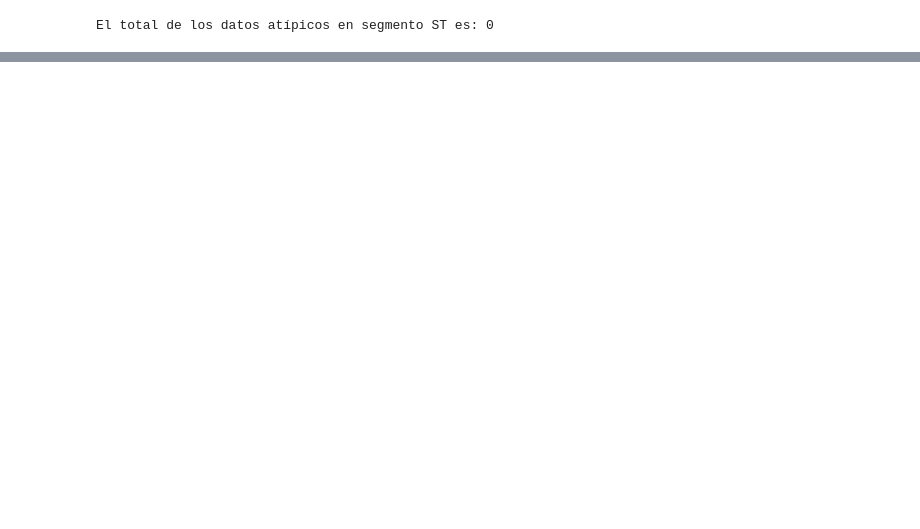
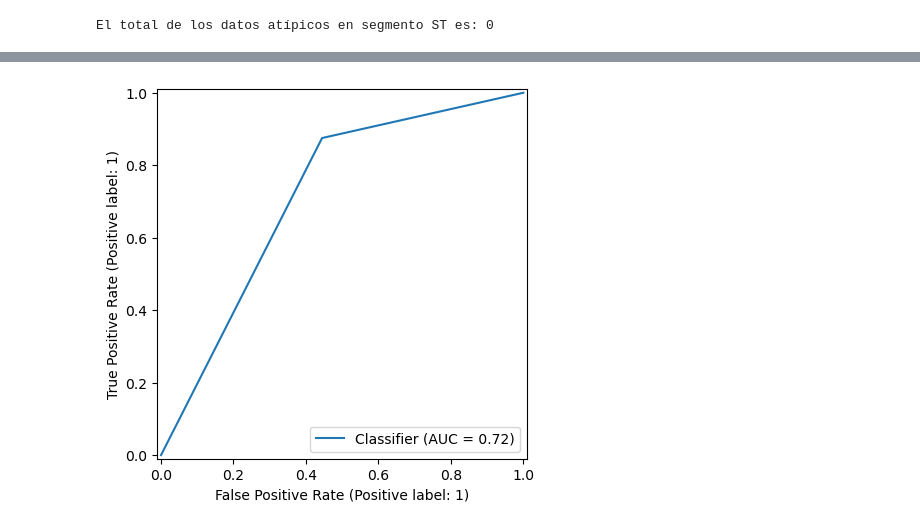
Before and after one commit to ElkinBarros/Regresi-n-log-stica-UNAD, a Jupyter notebook: RegresionLogistica(Heart_Disease_Cleveland).ipynb, the cells around one changed output, grey strips where cells are left out. Saved outputs shown, nothing was run; the diff lists cells and outputs as text; code cells hidden in the pictures; blank space fills up the shorter version.

```diff
--- a/RegresionLogistica(Heart_Disease_Cleveland).ipynb
+++ b/RegresionLogistica(Heart_Disease_Cleveland).ipynb
@@ -327,0 +330,11 @@ Name: count, dtype: int64
+# %%
+# Porcentaje de datos para entrenamiento (Train) = 75%, y para prueba (test) =25%
+
+# Son creadas dos variables X y Y que permiten almacenar la información del entrenamiento
+
+X = Datos.drop('condition',axis=1) # acá  se cargan los datos de train sin los datos de la columna de condición.
+Y = Datos['condition'] # Son cargados los datos de train con los datos de la columna diabético
+
+# Al usar la función train_test_split se crea una división de un conjunto de datos en dos bloques: uno de entrenamiento y otro de prueba (train and test)
+
+X_train, X_test, Y_train, Y_test = train_test_split(X, Y, test_size=0.25, stratify=Y, random_state=0)
@@ -327,0 +384,6 @@ Name: count, dtype: int64
+# %%
+modelo_regresion = LogisticRegression ( solver = "liblinear") # Grupo de librerías para solución de problemas lineales de clasificación y regresión
+modelo_regresion.fit (X_train , Y_train)
+
+# Se crea el modelo de predicción
+Prediccion = modelo_regresion.predict(X_test) # con esta funcion se espera predecir los valores a partir del conjunto de datos de validación
@@ -327,0 +447,8 @@ Name: count, dtype: int64
+# %%
+# curva de precisión del modelo
+
+from sklearn.metrics import RocCurveDisplay
+RocCurveDisplay.from_predictions(Y_test, Prediccion)
+plt.show()
+# %% [output]
+[figure, added]
```
Also changed, not shown: parts of 21 cells of this notebook.
